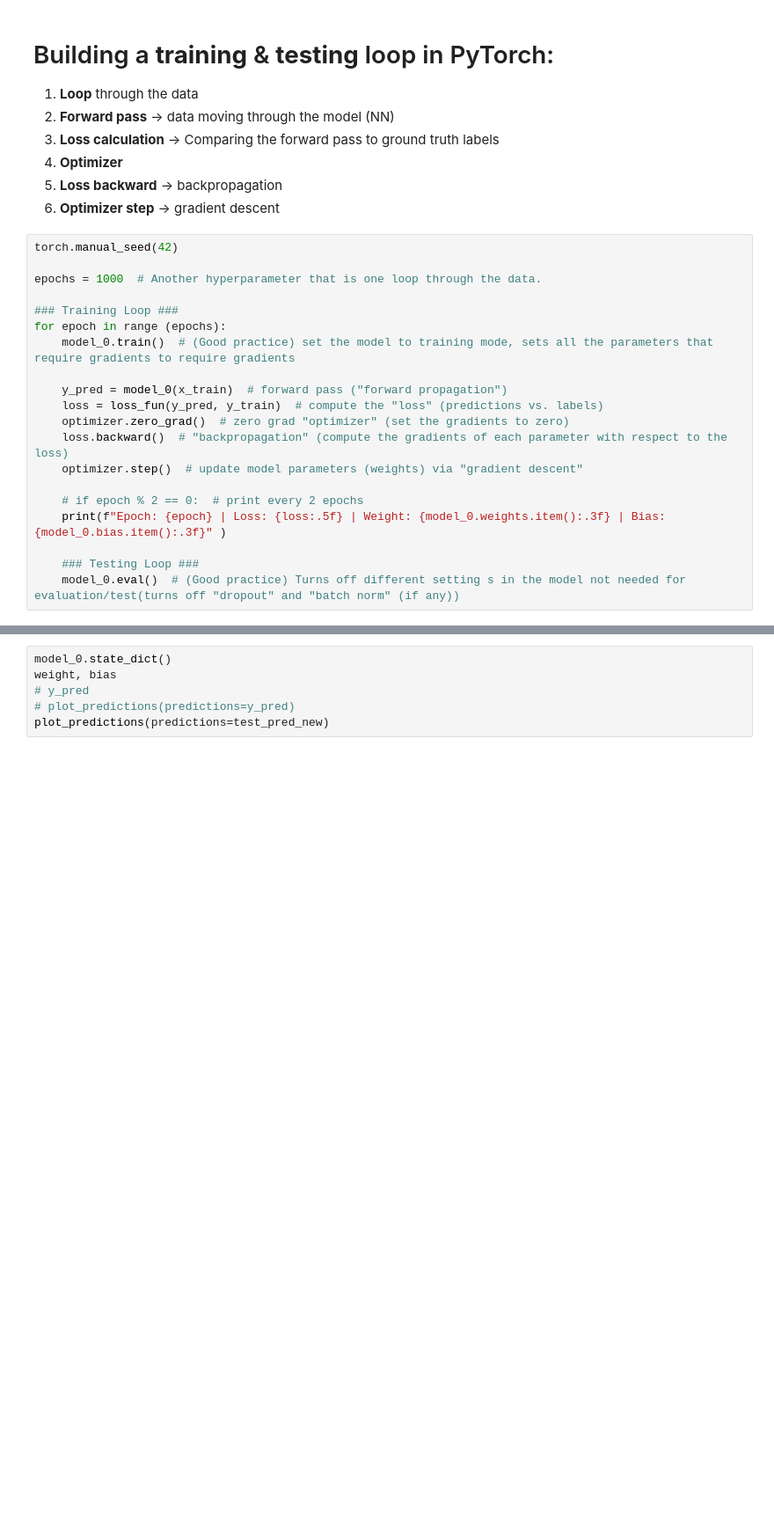
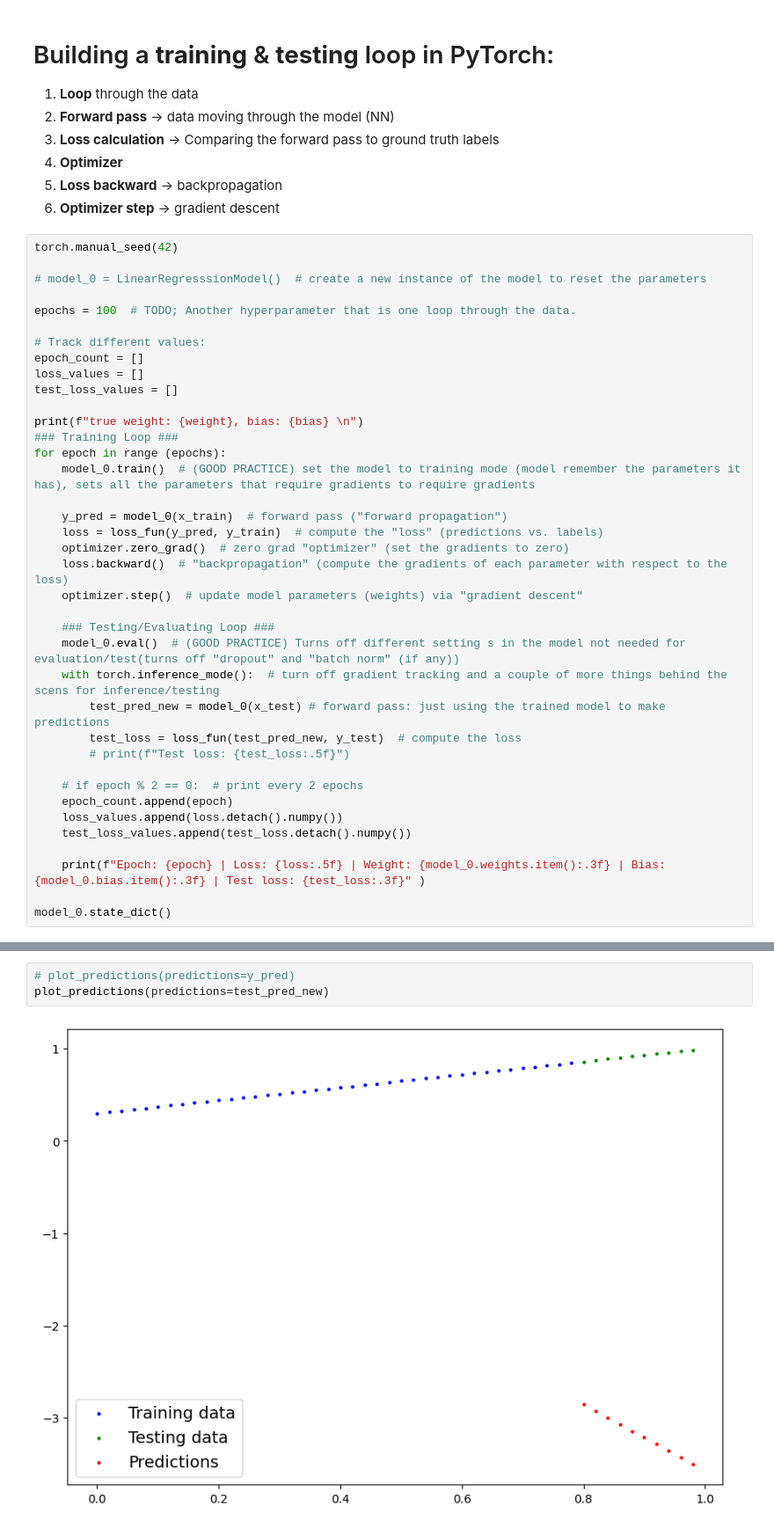
Before and after one commit to Hamid-Manouchehri/my_PyTorch, a Jupyter notebook: jupyter_notebook/init.ipynb, the cells around one changed output, grey strips where cells are left out. Shown at 88% size. Cells and saved outputs as stored; diff of their text form; blank space fills up the shorter version.

Commit message:
All good till executing test loop

```diff
--- a/jupyter_notebook/init.ipynb
+++ b/jupyter_notebook/init.ipynb
@@ -282,11 +289,19 @@ optimizer = torch.optim.SGD(params=model_0.parameters(), lr=0.01)  # Stochastic
 # %%
 torch.manual_seed(42)
 
-epochs = 1000  # Another hyperparameter that is one loop through the data.
+# model_0 = LinearRegresssionModel()  # create a new instance of the model to reset the parameters
 
+epochs = 100  # TODO; Another hyperparameter that is one loop through the data.
+
+# Track different values:
+epoch_count = []
+loss_values = []
+test_loss_values = []
+
+print(f"true weight: {weight}, bias: {bias} \n")
 ### Training Loop ###
 for epoch in range (epochs):
-    model_0.train()  # (Good practice) set the model to training mode, sets all the parameters that require gradients to require gradients
+    model_0.train()  # (GOOD PRACTICE) set the model to training mode (model remember the parameters it has), sets all the parameters that require gradients to require gradients
 
     y_pred = model_0(x_train)  # forward pass ("forward propagation")
     loss = loss_fun(y_pred, y_train)  # compute the "loss" (predictions vs. labels)
@@ -294,8 +309,18 @@ for epoch in range (epochs):
     loss.backward()  # "backpropagation" (compute the gradients of each parameter with respect to the loss)
     optimizer.step()  # update model parameters (weights) via "gradient descent"
 
+    ### Testing/Evaluating Loop ###
+    model_0.eval()  # (GOOD PRACTICE) Turns off different setting s in the model not needed for evaluation/test(turns off "dropout" and "batch norm" (if any))
+    with torch.inference_mode():  # turn off gradient tracking and a couple of more things behind the scens for inference/testing
+        test_pred_new = model_0(x_test) # forward pass: just using the trained model to make predictions
+        test_loss = loss_fun(test_pred_new, y_test)  # compute the loss
+        # print(f"Test loss: {test_loss:.5f}")
+
     # if epoch % 2 == 0:  # print every 2 epochs
-    print(f"Epoch: {epoch} | Loss: {loss:.5f} | Weight: {model_0.weights.item():.3f} | Bias: {model_0.bias.item():.3f}" )
+    epoch_count.append(epoch)
+    loss_values.append(loss.detach().numpy())
+    test_loss_values.append(test_loss.detach().numpy())
 
-    ### Testing Loop ###
-    model_0.eval()  # (Good practice) Turns off different setting s in the model not needed for evaluation/test(turns off "dropout" and "batch norm" (if any))
+    print(f"Epoch: {epoch} | Loss: {loss:.5f} | Weight: {model_0.weights.item():.3f} | Bias: {model_0.bias.item():.3f} | Test loss: {test_loss:.3f}" )
+
+model_0.state_dict()
@@ -305,6 +346,5 @@ with torch.inference_mode():  # turn off gradient tracking and a couple of more
 # %%
-model_0.state_dict()
-weight, bias
-# y_pred
 # plot_predictions(predictions=y_pred)
 plot_predictions(predictions=test_pred_new)
+# %% [output]
+[figure, added]
```
Also changed, not shown: parts of 4 cells of this notebook.
